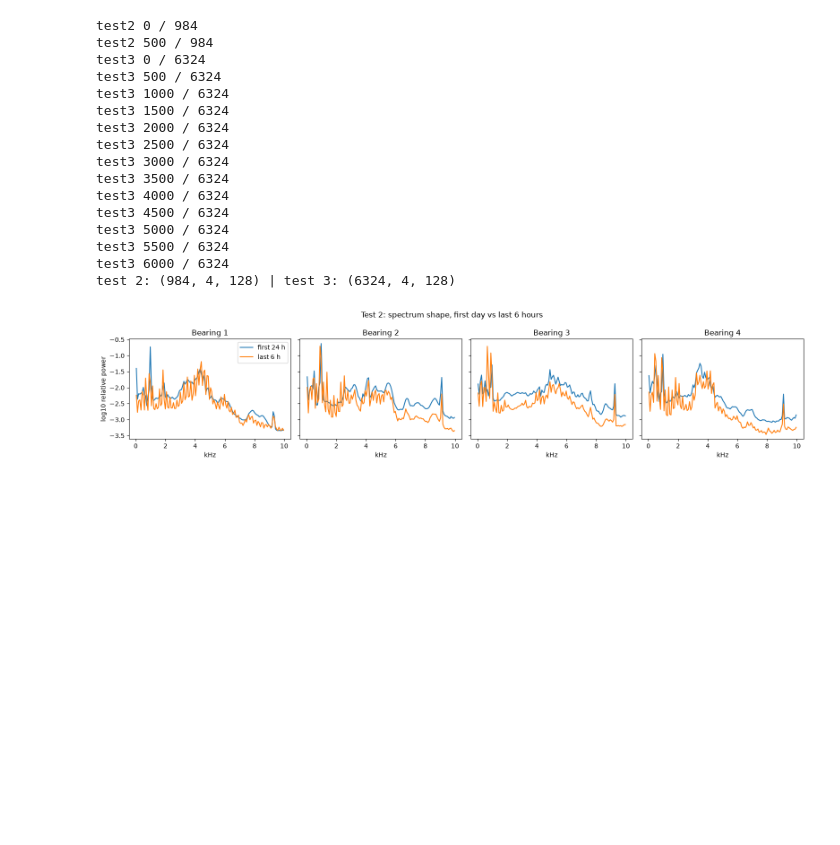
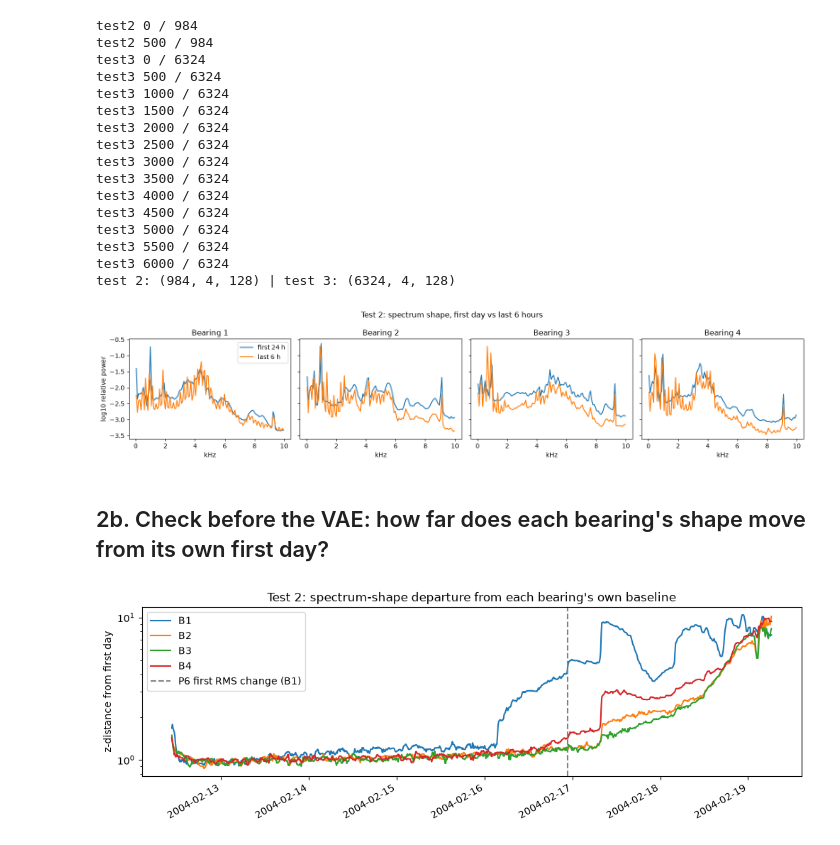
Before and after one commit to MinKhaungMinLwin/bearing-maintenance-triage, a Jupyter notebook: triage_system.ipynb, the cells around one changed output. Drawn from its saved outputs; the diff is of its cells as text; code cells hidden in the pictures; blank space fills up the shorter version.

Commit message:
feat: pre-check before the VAE

```diff
--- a/triage_system.ipynb
+++ b/triage_system.ipynb
@@ -102,3 +102,18 @@ plt.suptitle("Test 2: spectrum shape, first day vs last 6 hours"); plt.tight_lay
 plt.savefig("figures/fig1_test2_spectrum_shape.png", dpi=150); plt.show()
 # %% [output]
 [figure]
+# %% [markdown]
+## 2b. Check before the VAE: how far does each bearing's shape move from its own first day?
+# %%
+mu_b = S2[first_day].mean(0); sd_b = S2[first_day].std(0) + 1e-6          # per bearing, per band
+dist = np.sqrt((((S2 - mu_b) / sd_b) ** 2).mean(axis=2))                  # (snapshots, 4)
+d = pd.DataFrame(dist, index=t2, columns=[f"B{b}" for b in range(1, 5)]).rolling(6, min_periods=1).median()
+
+ax = d.plot(figsize=(12, 3.5), logy=True)
+ax.axvline(pd.Timestamp("2004-02-16 22:42:39"), ls="--", c="grey", label="P6 first RMS change (B1)")
+ax.set_ylabel("z-distance from first day"); ax.legend()
+ax.set_title("Test 2: spectrum-shape departure from each bearing's own baseline")
+plt.savefig("figures/fig2_test2_shape_departure.png", dpi=150); plt.show()
+print("first time above 3:\n", (d > 3).idxmax().where((d > 3).any()))
+# %% [output]
+[figure, added]
```
Also changed, not shown: parts of 1 cell of this notebook, 1 other file.
